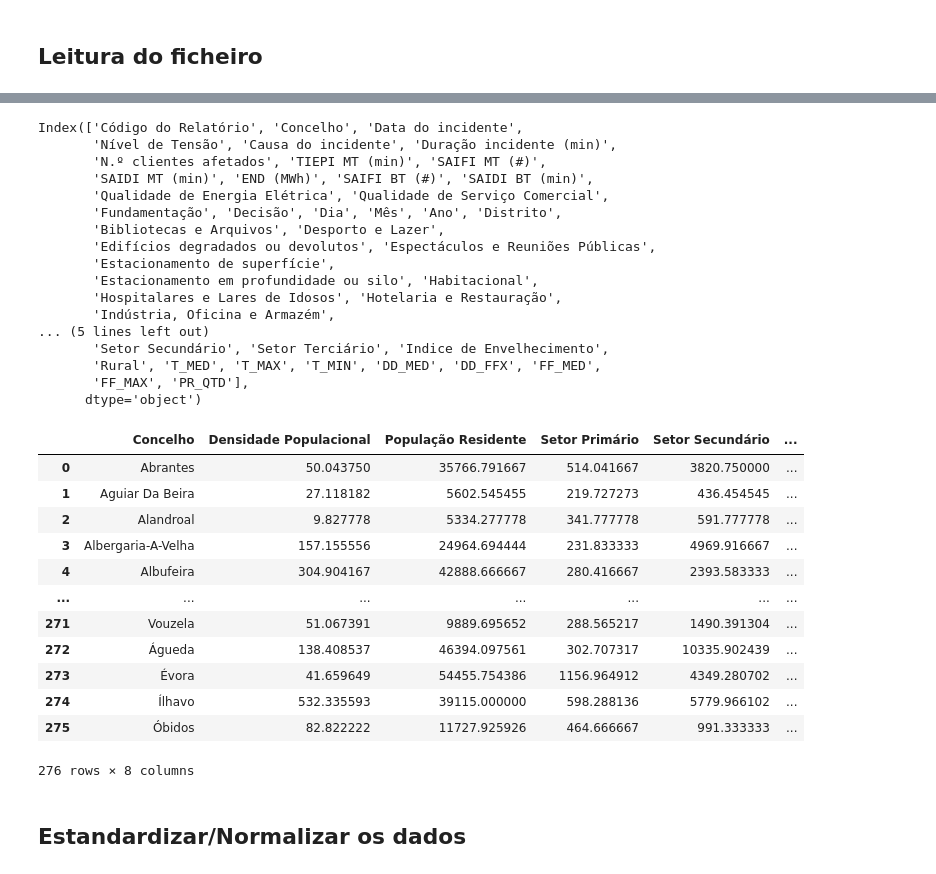
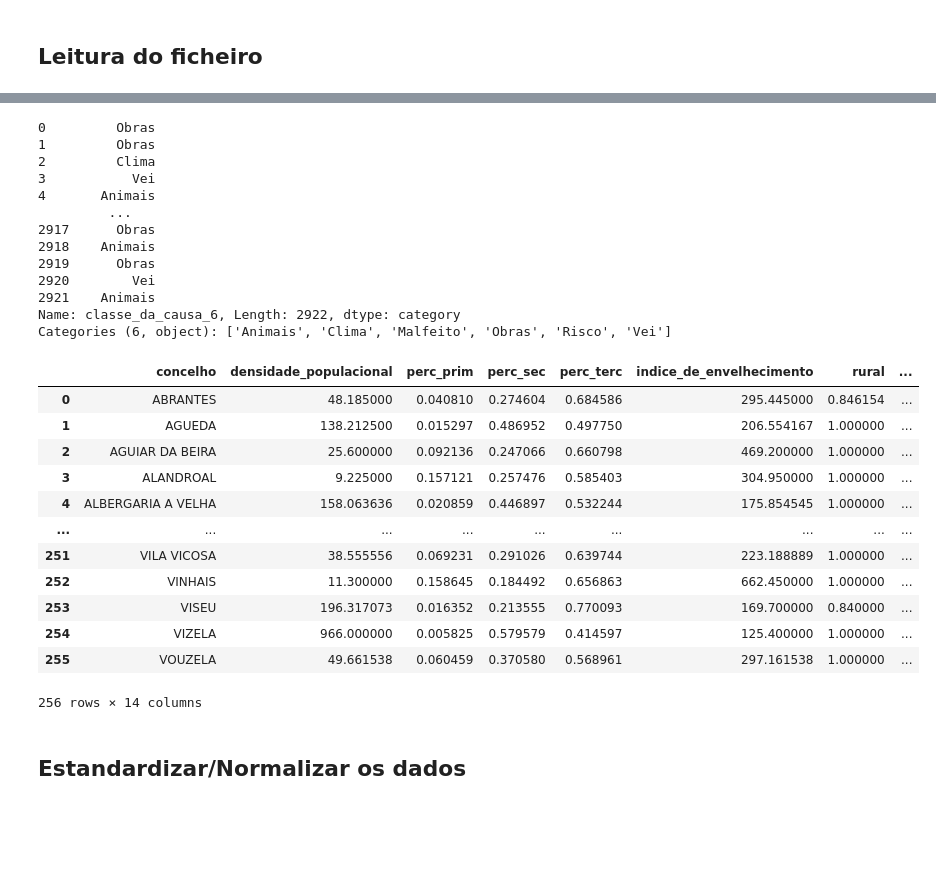
Before and after one commit to Vullkano/pfacd, a Jupyter notebook: rascunhos/freitas/5.0. ConcelhosClusters.ipynb, the cells around one changed output, grey strips where cells are left out. Saved outputs shown, nothing was run; the diff lists cells and outputs as text; code cells hidden in the pictures; blank space fills up the shorter version.

```diff
--- a/rascunhos/freitas/5.0. ConcelhosClusters.ipynb
+++ b/rascunhos/freitas/5.0. ConcelhosClusters.ipynb
@@ -33,7 +36,8 @@ p = Path.cwd()
 data_folder = p.parent.parent / "data"
 shape_folder = p.parent.parent / "shape"
 # %%
-file = data_folder / "QuebrasJuntoInc.xlsx"
-QuebrasFinal = pd.read_excel(file)
+# file = data_folder / "QuebrasJuntoInc.xlsx"
+file = data_folder / "EventosFinalCompleto.feather"
+QuebrasFinal = pd.read_feather(file)
 QuebrasFinal
 # %% [output]
@@ -53,48 +74,44 @@ QuebrasFinal
 # %%
-QuebrasFinal.columns
+QuebrasFinal['classe_da_causa_6']
 # %% [output]
-Index(['Código do Relatório', 'Concelho', 'Data do incidente',
-       'Nível de Tensão', 'Causa do incidente', 'Duração incidente (min)',
-       'N.º clientes afetados', 'TIEPI MT (min)', 'SAIFI MT (#)',
-       'SAIDI MT (min)', 'END (MWh)', 'SAIFI BT (#)', 'SAIDI BT (min)',
-       'Qualidade de Energia Elétrica', 'Qualidade de Serviço Comercial',
-       'Fundamentação', 'Decisão', 'Dia', 'Mês', 'Ano', 'Distrito',
-       'Bibliotecas e Arquivos', 'Desporto e Lazer',
-       'Edifícios degradados ou devolutos', 'Espectáculos e Reuniões Públicas',
-       'Estacionamento de superfície',
-       'Estacionamento em profundidade ou silo', 'Habitacional',
-       'Hospitalares e Lares de Idosos', 'Hotelaria e Restauração',
-       'Indústria, Oficina e Armazém',
-... (5 lines left out)
-       'Setor Secundário', 'Setor Terciário', 'Indice de Envelhecimento',
-       'Rural', 'T_MED', 'T_MAX', 'T_MIN', 'DD_MED', 'DD_FFX', 'FF_MED',
-       'FF_MAX', 'PR_QTD'],
-      dtype='object')
+0         Obras
+1         Obras
+2         Clima
+3           Vei
+4       Animais
+         ...
+2917      Obras
+2918    Animais
+2919      Obras
+2920        Vei
+2921    Animais
+Name: classe_da_causa_6, Length: 2922, dtype: category
+Categories (6, object): ['Animais', 'Clima', 'Malfeito', 'Obras', 'Risco', 'Vei']
 # %%
 # Selecionar as colunas desejadas
-ColunasConcelhoInteresse = ["Concelho", "Densidade Populacional", "População Residente",
-                    "Setor Primário", "Setor Secundário", "Setor Terciário",
-                    "Indice de Envelhecimento", "Rural"]
+ColunasConcelhoInteresse = ['concelho', 'densidade_populacional', 'perc_prim', 'perc_sec', 'perc_terc', 'indice_de_envelhecimento',
+                            'rural', 'total_concelho_zonas', 'count_zonaa', 'count_zonab', 'count_zonac',
+                            'n_subestacoes_concelho', 'MaxHeight', 'MinHeight']
 
 df_selected = QuebrasFinal[ColunasConcelhoInteresse]
 
 # Agrupar pelo concelho e calcular a média das outras métricas
-ConcelhoStats = df_selected.groupby('Concelho').mean().reset_index()
+ConcelhoStats = df_selected.groupby('concelho').mean().reset_index()
 ConcelhoStats
 # %% [output]
-|  | Concelho | Densidade Populacional | População Residente | Setor Primário | Setor Secundário | ... |
-| 0 | Abrantes | 50.043750 | 35766.791667 | 514.041667 | 3820.750000 | ... |
-| 1 | Aguiar Da Beira | 27.118182 | 5602.545455 | 219.727273 | 436.454545 | ... |
-| 2 | Alandroal | 9.827778 | 5334.277778 | 341.777778 | 591.777778 | ... |
-| 3 | Albergaria-A-Velha | 157.155556 | 24964.694444 | 231.833333 | 4969.916667 | ... |
-| 4 | Albufeira | 304.904167 | 42888.666667 | 280.416667 | 2393.583333 | ... |
-| ... | ... | ... | ... | ... | ... | ... |
-| 271 | Vouzela | 51.067391 | 9889.695652 | 288.565217 | 1490.391304 | ... |
-| 272 | Águeda | 138.408537 | 46394.097561 | 302.707317 | 10335.902439 | ... |
-| 273 | Évora | 41.659649 | 54455.754386 | 1156.964912 | 4349.280702 | ... |
-| 274 | Ílhavo | 532.335593 | 39115.000000 | 598.288136 | 5779.966102 | ... |
-| 275 | Óbidos | 82.822222 | 11727.925926 | 464.666667 | 991.333333 | ... |
+|  | concelho | densidade_populacional | perc_prim | perc_sec | perc_terc | indice_de_envelhecimento | rural | ... |
+| 0 | ABRANTES | 48.185000 | 0.040810 | 0.274604 | 0.684586 | 295.445000 | 0.846154 | ... |
+| 1 | AGUEDA | 138.212500 | 0.015297 | 0.486952 | 0.497750 | 206.554167 | 1.000000 | ... |
+| 2 | AGUIAR DA BEIRA | 25.600000 | 0.092136 | 0.247066 | 0.660798 | 469.200000 | 1.000000 | ... |
+| 3 | ALANDROAL | 9.225000 | 0.157121 | 0.257476 | 0.585403 | 304.950000 | 1.000000 | ... |
+| 4 | ALBERGARIA A VELHA | 158.063636 | 0.020859 | 0.446897 | 0.532244 | 175.854545 | 1.000000 | ... |
+| ... | ... | ... | ... | ... | ... | ... | ... | ... |
+| 251 | VILA VICOSA | 38.555556 | 0.069231 | 0.291026 | 0.639744 | 223.188889 | 1.000000 | ... |
+| 252 | VINHAIS | 11.300000 | 0.158645 | 0.184492 | 0.656863 | 662.450000 | 1.000000 | ... |
+| 253 | VISEU | 196.317073 | 0.016352 | 0.213555 | 0.770093 | 169.700000 | 0.840000 | ... |
+| 254 | VIZELA | 966.000000 | 0.005825 | 0.579579 | 0.414597 | 125.400000 | 1.000000 | ... |
+| 255 | VOUZELA | 49.661538 | 0.060459 | 0.370580 | 0.568961 | 297.161538 | 1.000000 | ... |
-276 rows × 8 columns
+256 rows × 14 columns
 # %% [markdown]
 ## Estandardizar/Normalizar os dados
 # %%
```
Also changed, not shown: parts of 22 cells of this notebook, 8 other files.
